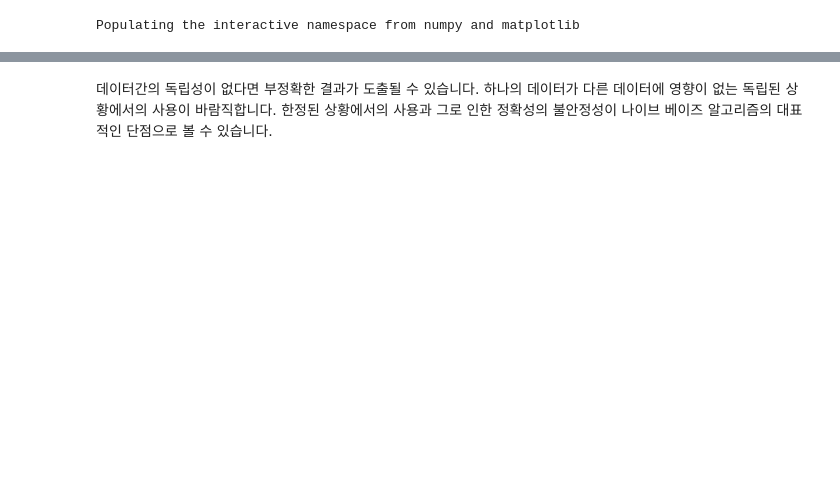
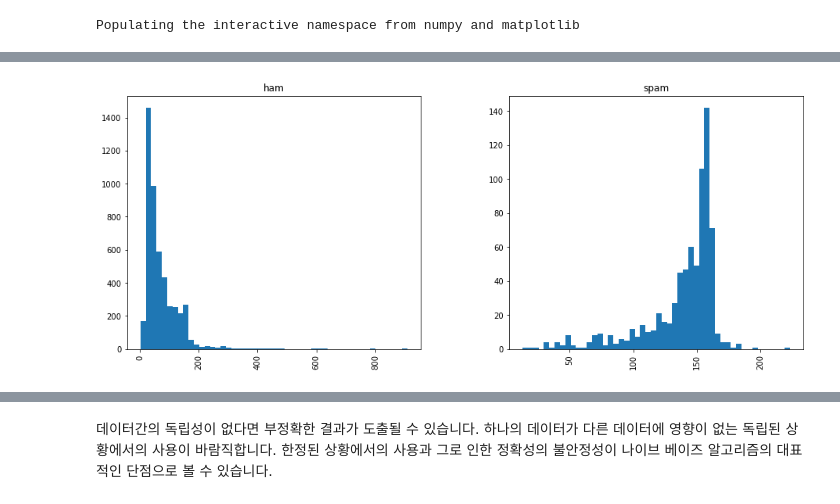
Before and after one commit to hyunwoongko/bigdata-lecture, a Jupyter notebook: _notebooks/04_04_나이브_베이즈.ipynb, the cells around one changed output, grey strips where cells are left out. Saved outputs shown, nothing was run; the diff lists cells and outputs as text; code cells hidden in the pictures; blank space fills up the shorter version.

```diff
--- a/_notebooks/04_04_나이브_베이즈.ipynb
+++ b/_notebooks/04_04_나이브_베이즈.ipynb
@@ -105,4 +130,8 @@ from sklearn.metrics import classification_report,confusion_matrix
 # %% [output]
 Populating the interactive namespace from numpy and matplotlib
 # %%
-data = pd.read_csv('sample_data/spam.csv')
+dataset = pd.read_csv('sample_data/spam.csv')
+dataset = dataset.iloc[:, 0:2]
+dataset.columns = ['class', 'text']
+
+dataset
@@ -108,0 +169,5 @@ data = pd.read_csv('sample_data/spam.csv')
+# %%
+dataset['length'] = dataset['text'].apply(len)
+ax = dataset.hist('length', by='class', bins=50, figsize=(15, 6))
+# %% [output]
+[figure, added]
```
Also changed, not shown: parts of 41 cells of this notebook, 5 other files.
